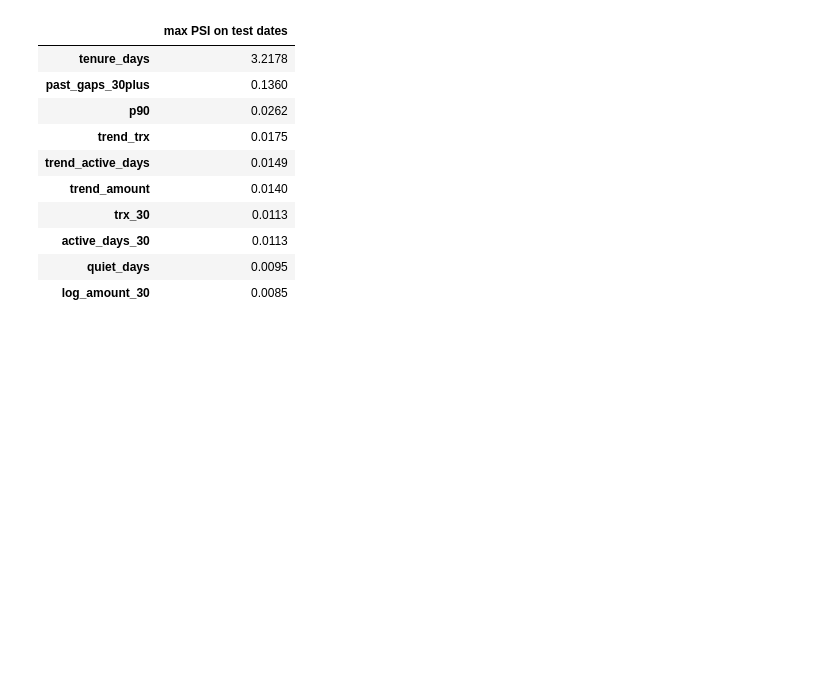
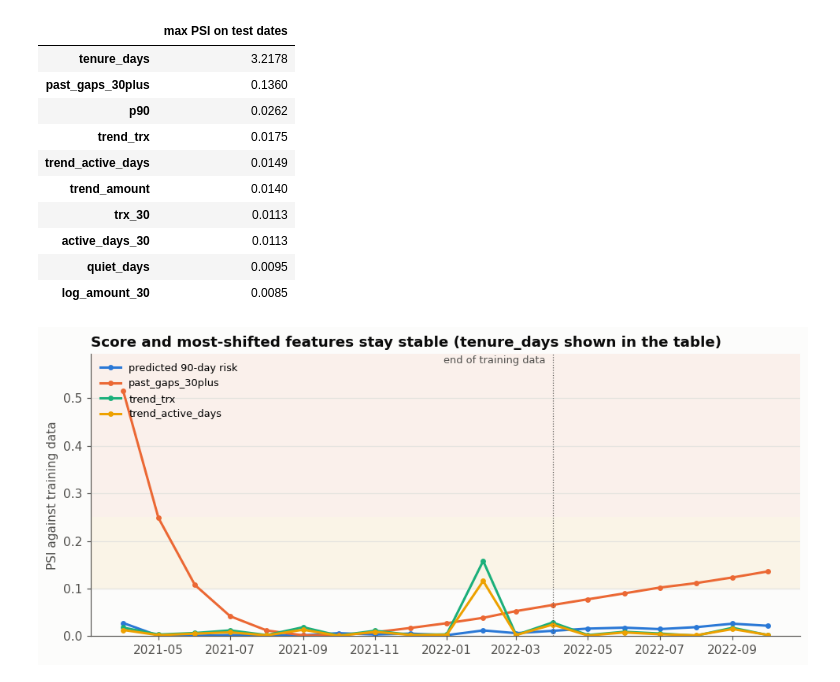
Before and after one commit to tintinWanyoike/084045_dsa_8401_capstone_project, a Jupyter notebook: notebook.ipynb, the cells around one changed output. Drawn from its saved outputs; the diff is of its cells as text; code cells hidden in the pictures; blank space fills up the shorter version.

```diff
--- a/notebook.ipynb
+++ b/notebook.ipynb
@@ -3390,3 +3388,24 @@ test_max.head(10).to_frame("max PSI on test dates")
 | active_days_30 | 0.0113 |
 | quiet_days | 0.0095 |
 | log_amount_30 | 0.0085 |
+# %%
+BY_CONSTRUCTION = ["tenure_days"]      # grows with the calendar for every client: drift is built in
+show = list(dict.fromkeys(["p90"] + test_max.drop(["p90"] + BY_CONSTRUCTION).head(3).index.tolist()))
+colors = [BLUE, ORANGE, AQUA, YELLOW]
+fig, ax = plt.subplots()
+ax.axhspan(0.1, 0.25, color=YELLOW, alpha=0.08, lw=0)
+ax.axhspan(0.25, max(0.3, psi_by_date[show].max().max() * 1.15), color=ORANGE, alpha=0.08, lw=0)
+for f, c in zip(show, colors):
+    label = "predicted 90-day risk" if f == "p90" else f
+    ax.plot(psi_by_date.index, psi_by_date[f], color=c, lw=2, marker="o", ms=3.5, label=label)
+ax.axvline(pd.Timestamp("2022-04-01"), color=INK_2, lw=0.8, ls=":")
+ax.annotate("end of training data", (pd.Timestamp("2022-04-01"), ax.get_ylim()[1] * 0.92), xytext=(-6, 0),
+            textcoords="offset points", ha="right", color=INK_2, fontsize=8.5)
+ax.set_ylim(0, max(0.3, psi_by_date[show].max().max() * 1.15))
+ax.set_ylabel("PSI against training data")
+ax.legend(loc="upper left", fontsize=8.5)
+ax.set_title("Score and most-shifted features stay stable (tenure_days shown in the table)")
+plt.tight_layout()
+plt.show()
+# %% [output]
+[figure, added]
```
Also changed, not shown: parts of 13 cells of this notebook, 3 other files.
